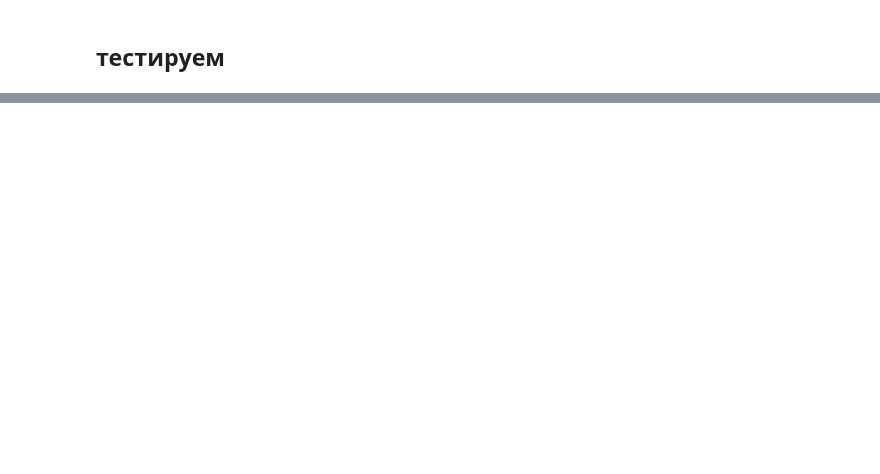
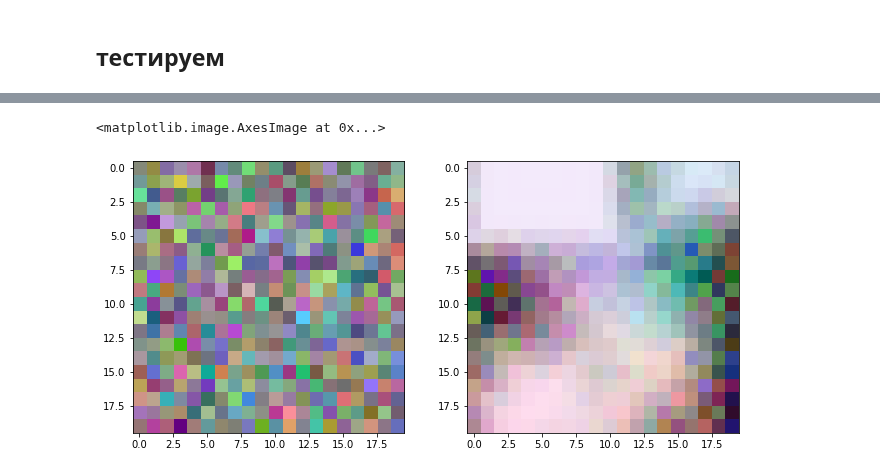
Before and after one commit to mechanoid5/ml_lectorium_legacy, a Jupyter notebook: examples/20-kohonen-ann/04-kohonen-neighbor-biases-colors.ipynb, the cells around one changed output, grey strips where cells are left out. Cells and saved outputs as stored; diff of their text form; code cells hidden in the pictures; blank space fills up the shorter version.

```diff
--- a/examples/20-kohonen-ann/04-kohonen-neighbor-biases-colors.ipynb
+++ b/examples/20-kohonen-ann/04-kohonen-neighbor-biases-colors.ipynb
@@ -220,4 +220,5 @@ from tqdm import tqdm
 # %%
 # grid_size = (101,101) # размеры решетки выходного слоя
 weight = weight_init(input_size=X_train.shape[1],output_size=grid_size)
+weight0 = weight.copy()
 # %%
@@ -312,0 +313,11 @@ ax[1].imshow( X_train[p.reshape(grid_size)] )
+# %%
+def arr2img(x):
+    x_min,x_max = x.min(),x.max()
+    return np.floor(((x-x_min)/(x_max-x_min))*254).astype(np.int)
+
+fig,ax = plt.subplots(1,2,figsize=(11,5))
+ax[0].imshow( arr2img( weight0[0].reshape(list(grid_size)+[3]) ) )
+ax[1].imshow( arr2img( weight[0].reshape(list(grid_size)+[3]) ) )
+# %% [output]
+<matplotlib.image.AxesImage at 0x...>
+[figure, added]
```
Also changed, not shown: parts of 7 cells of this notebook, 2 other files.
